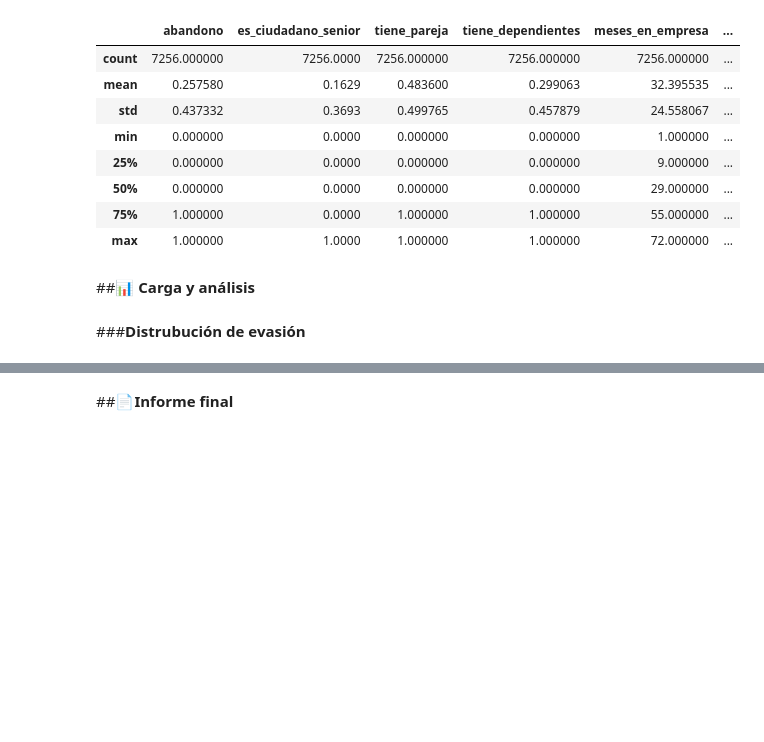
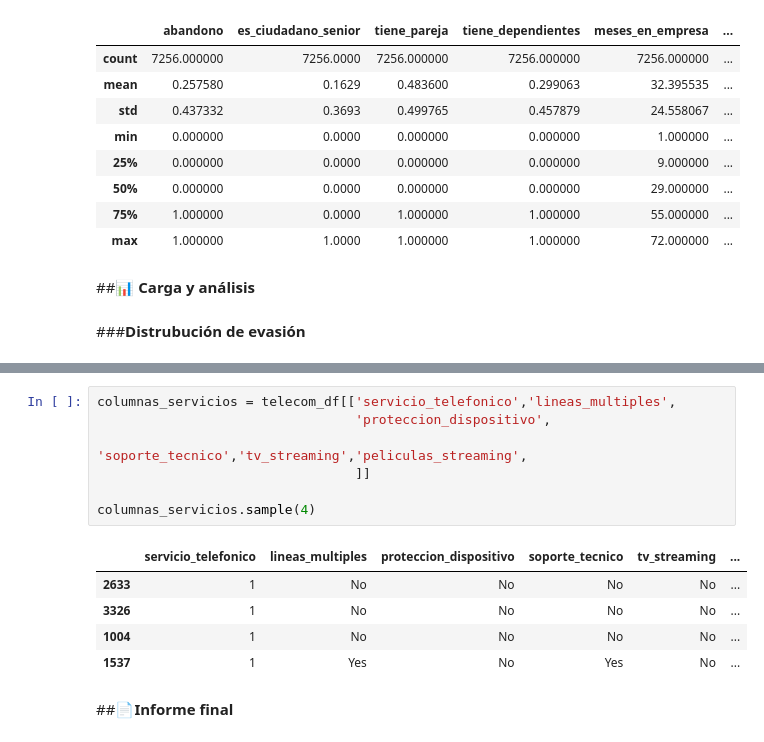
Before and after one commit to angelesGladin/TelecomX_latam, a Jupyter notebook: TelecomX_LATAM.ipynb, the cells around one changed output, grey strips where cells are left out. Cells and saved outputs as stored; diff of their text form; blank space fills up the shorter version.

```diff
--- a/TelecomX_LATAM.ipynb
+++ b/TelecomX_LATAM.ipynb
@@ -340,2 +402,15 @@ plt.show()
+# %%
+columnas_servicios = telecom_df[['servicio_telefonico','lineas_multiples',
+                                 'proteccion_dispositivo',
+                                 'soporte_tecnico','tv_streaming','peliculas_streaming',
+                                 ]]
+
+columnas_servicios.sample(4)
+# %% [output]
+|  | servicio_telefonico | lineas_multiples | proteccion_dispositivo | soporte_tecnico | tv_streaming | ... |
+| 2633 | 1 | No | No | No | No | ... |
+| 3326 | 1 | No | No | No | No | ... |
+| 1004 | 1 | No | No | No | No | ... |
+| 1537 | 1 | Yes | No | Yes | No | ... |
 # %% [markdown]
 ##📄**Informe final**
```
Also changed, not shown: parts of 12 cells of this notebook.
